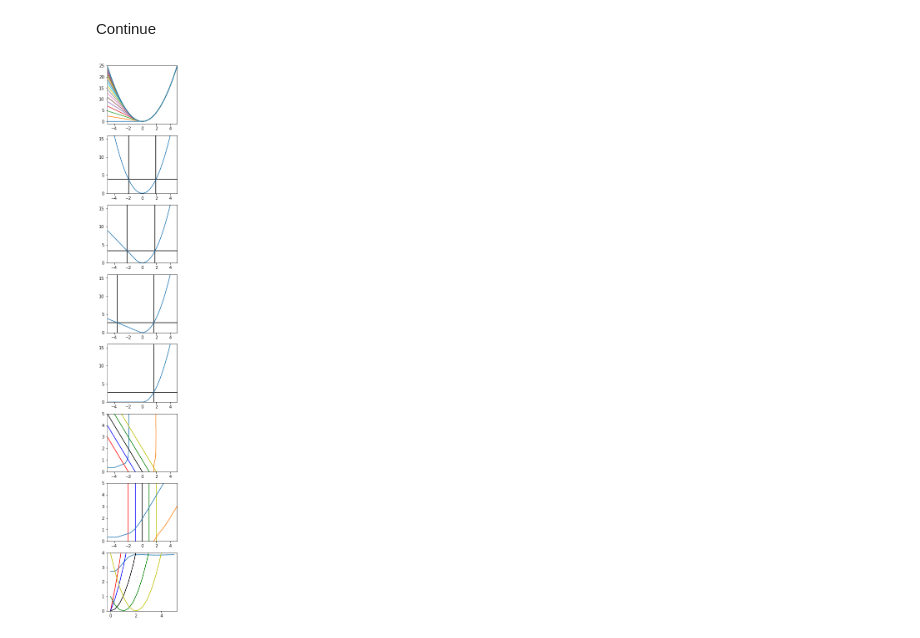
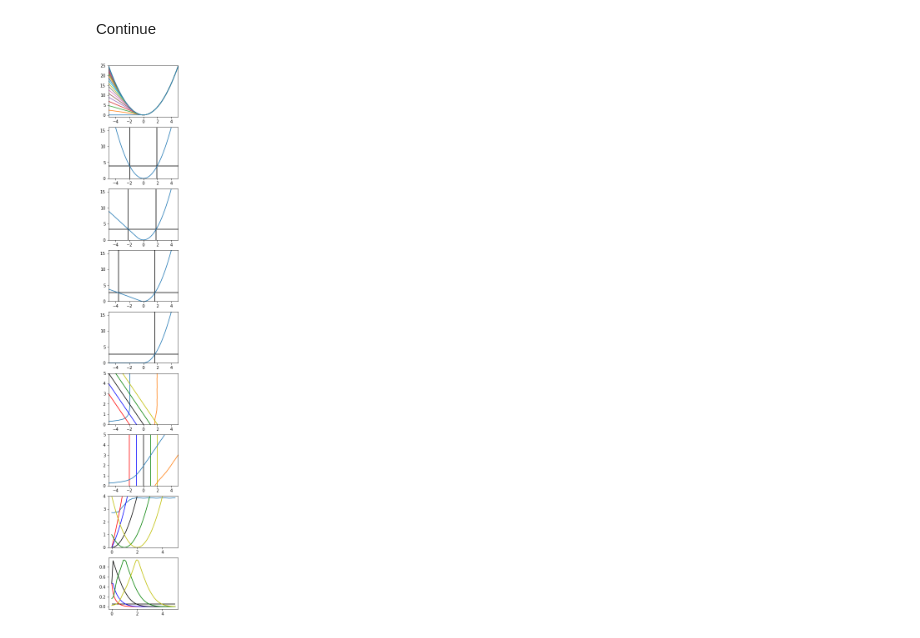
Before and after one commit to pineappleslikei/pyhf, a Jupyter notebook: docs/examples/notebooks/learn/neyman/NeymanConstruction.ipynb, the cells around one changed output. Saved outputs shown, nothing was run; the diff lists cells and outputs as text; code cells hidden in the pictures.

Commit message:
fix up test

```diff
--- a/docs/examples/notebooks/learn/neyman/NeymanConstruction.ipynb
+++ b/docs/examples/notebooks/learn/neyman/NeymanConstruction.ipynb
@@ -228,25 +232,42 @@ def plot_cuts(ax,hypos,intervals,teststat):
     colors = ['r','b','k','g','y']
     for n,c in zip([-2,-1,0,1,2],colors):
         ax.plot(hypos,teststat(hypos,n),c=c)
+
+
+def scan_tests_for_size(mu,teststat):
+    scan_results = []
+    for level in np.linspace(25,1e-3,5001):
+        result = x,q,a,b,size = get_interval(mu,level,teststat)
+        result = list(result)
+        scan_results.append([level,a,b,size])
+    return np.asarray(scan_results)
+
+def plot_pvalue(ax,scans,teststat):
+    colors = ['r','b','k','g','y']
+    for c,n in zip(colors,[-2,-1,0,1,2]):
+        ax.plot(hypos,[np.interp(teststat(h,n),s[:-1,0][::-1],s[:-1,-1][::-1]) for s,h in zip(scans,hypos)], c = c)
+    ax.hlines(0.05,0,5)
 # %%
 min_mu,max_mu,myteststat = 0,5, tmu_tilde_teststat
 # min_mu,max_mu,myteststat = 0,5, qmu_tilde_teststat
 # min_mu,max_mu,myteststat = -5,5, tmu_teststat
 # min_mu,max_mu,myteststat = -5,5, qmu_teststat
 
-hypos = np.linspace(min_mu,max_mu,15)
+hypos = np.linspace(min_mu,max_mu,50)
 intervals = np.asarray([find_interval_for_size(mu,0.05,myteststat)[2:] for mu in hypos])
 bounds = intervals[:,:2]
+scans = [scan_tests_for_size(h,myteststat) for h in hypos]
 # %%
-f,axarr = plt.subplots(8,1)
+f,axarr = plt.subplots(9,1)
 plot_teststat(axarr[0],min_mu,myteststat)
 plot_oneinterval(axarr[1],10.0,0.05,myteststat)
 plot_oneinterval(axarr[2],1.0,0.05,myteststat)
 plot_oneinterval(axarr[3],0.4,0.05,myteststat)
 plot_oneinterval(axarr[4],0.0,0.05,myteststat)
 plot_neyman_construction(axarr[5],hypos,bounds,delta = False)
 plot_neyman_construction(axarr[6],hypos,bounds)
 plot_cuts(axarr[7],hypos,intervals,myteststat)
+plot_pvalue(axarr[8],scans,myteststat)
 f.set_size_inches(3,24)
 # %% [output]
-[figure, old version]
+[figure, new version]
```
Also changed, not shown: parts of 2 cells of this notebook.
